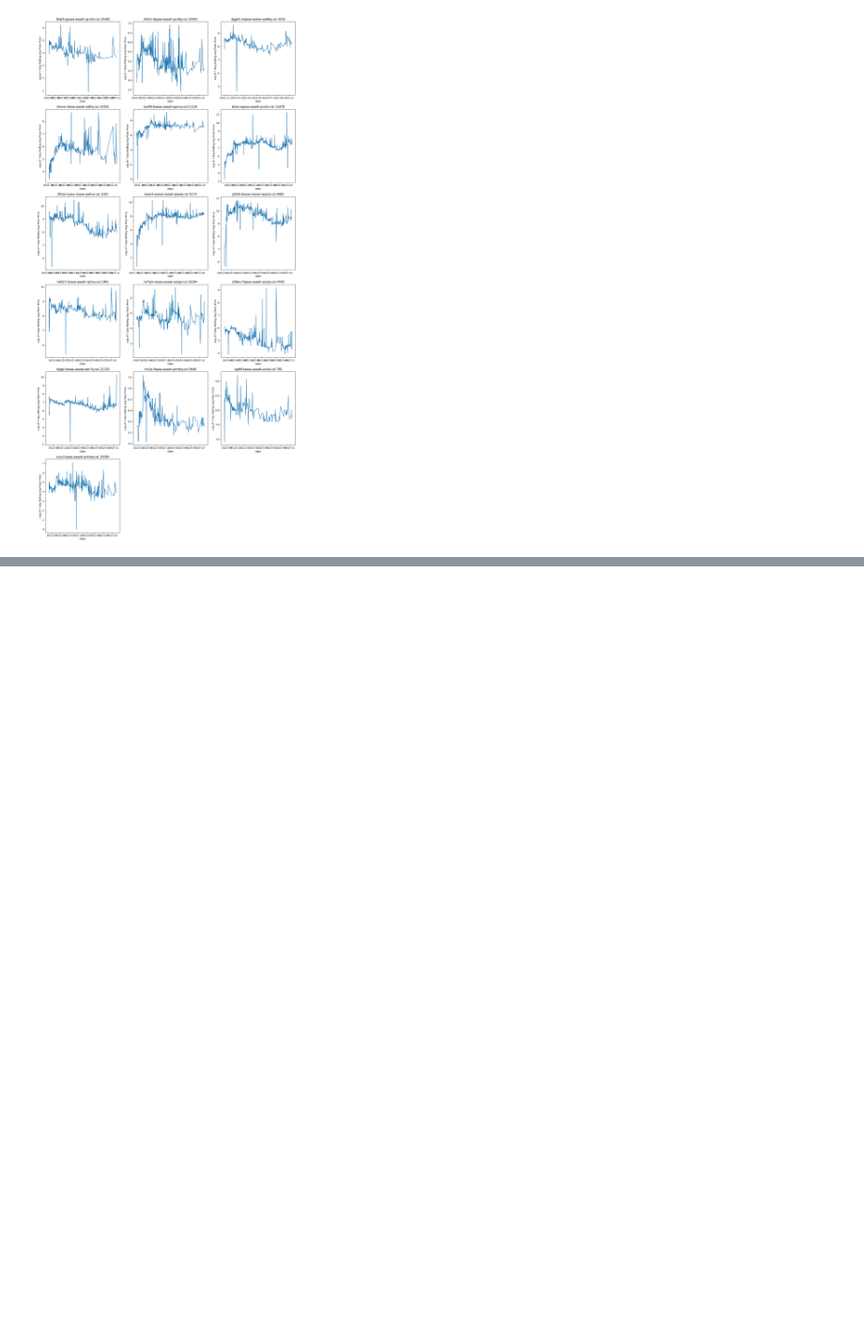
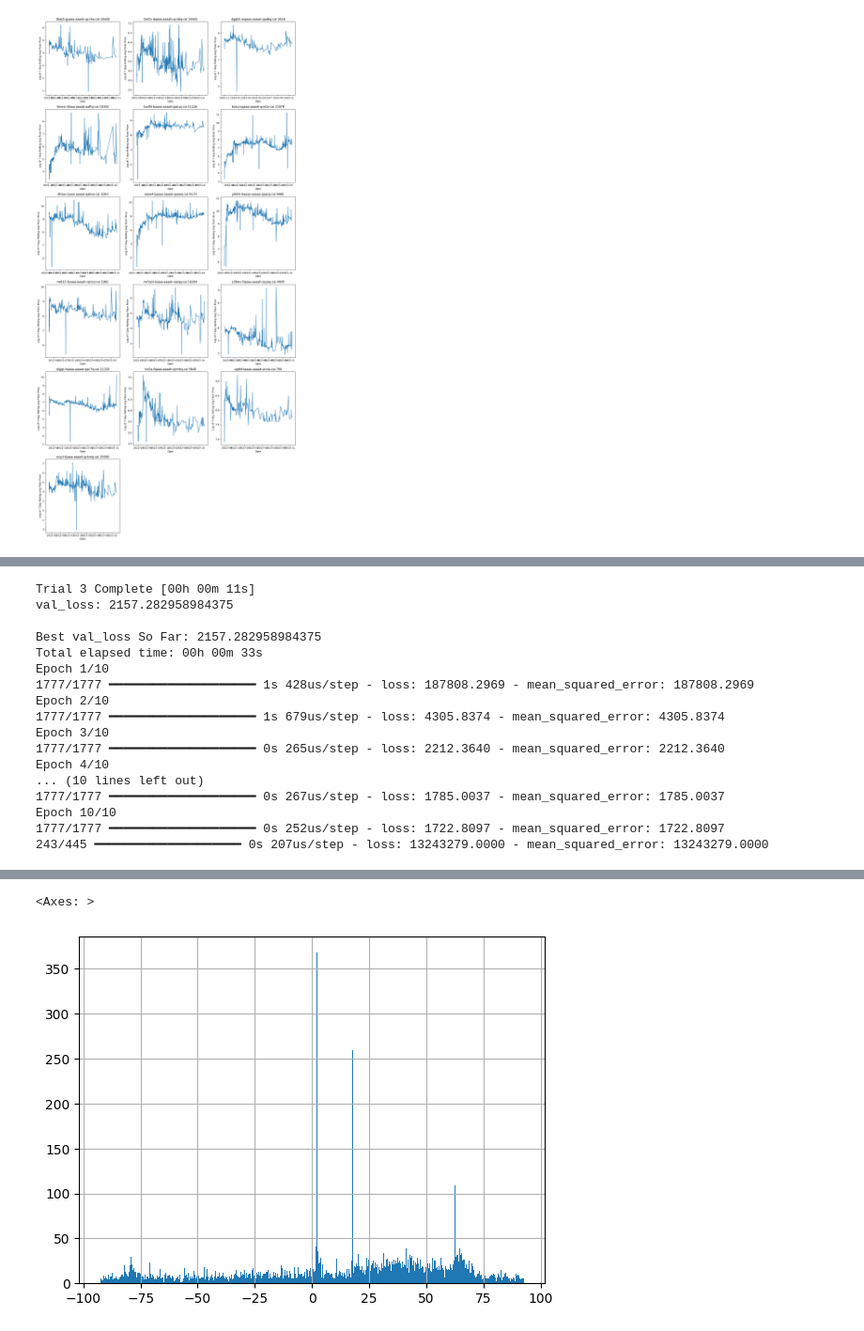
Before and after one commit to ennriqe/ICP-AI-Predict-NFTs, a Jupyter notebook: Train Model.ipynb, the cells around one changed output, grey strips where cells are left out. Shown at 94% size. Drawn from its saved outputs; the diff is of its cells as text; code cells hidden in the pictures; blank space fills up the shorter version.

```diff
--- a/Train Model.ipynb
+++ b/Train Model.ipynb
@@ -1655,0 +474,60 @@ pd.DataFrame([rmse_scores]).plot(kind='bar')
+# %%
+import autokeras as ak
+
+input_node = ak.Input()
+output_node = input_node
+output_node = ak.DenseBlock()(output_node)
+output_node = ak.RegressionHead()(output_node)
+regressor = ak.AutoModel(
+    inputs=input_node,
+    outputs=output_node,
+    overwrite=True,  # Overwrite previous results if they exist
+    max_trials=3,  # Number of different models to try (adjust as needed)
+)
+
+# Search for the best model (this will take time)
+regressor.fit(X_train,
+               y_train,
+                batch_size=32,
+                epochs=10,
+                    # validation_split=0.2,
+)  # Set 'epochs' to a suitable value
+
+# Evaluate the best model
+loss = regressor.evaluate(X_test, y_test)
+print(f'Test Loss: {loss}')
+
+# Get the best model
+best_model = regressor.export_model()
+
+y_pred = best_model.predict(X_test)
+
+
+rmse = np.sqrt(mean_squared_error(y_test, y_pred))
+print(f"RMSE: {rmse}")
+y_pred = scaler_y.inverse_transform(y_pred).flatten()
+
+x = pd.DataFrame()
+x['y_pred'] = y_pred
+x['y_test'] = y_test
+x['error'] = ((x.y_pred/x.y_test)-1)*100
+print(x['error'].abs().median())
+x[x['error'].abs()<x['error'].abs().quantile(0.95)].error.hist(bins=1000)
+# %% [output]
+Trial 3 Complete [00h 00m 11s]
+val_loss: 2157.282958984375
+
+Best val_loss So Far: 2157.282958984375
+Total elapsed time: 00h 00m 33s
+Epoch 1/10
+1777/1777 ━━━━━━━━━━━━━━━━━━━━ 1s 428us/step - loss: 187808.2969 - mean_squared_error: 187808.2969
+Epoch 2/10
+1777/1777 ━━━━━━━━━━━━━━━━━━━━ 1s 679us/step - loss: 4305.8374 - mean_squared_error: 4305.8374
+Epoch 3/10
+1777/1777 ━━━━━━━━━━━━━━━━━━━━ 0s 265us/step - loss: 2212.3640 - mean_squared_error: 2212.3640
+Epoch 4/10
+... (10 lines left out)
+1777/1777 ━━━━━━━━━━━━━━━━━━━━ 0s 267us/step - loss: 1785.0037 - mean_squared_error: 1785.0037
+Epoch 10/10
+1777/1777 ━━━━━━━━━━━━━━━━━━━━ 0s 252us/step - loss: 1722.8097 - mean_squared_error: 1722.8097
+243/445 ━━━━━━━━━━━━━━━━━━━━ 0s 207us/step - loss: 13243279.0000 - mean_squared_error: 13243279.0000
@@ -1655,0 +539,2 @@ pd.DataFrame([rmse_scores]).plot(kind='bar')
+<Axes: >
+[figure, added]
```
Also changed, not shown: parts of 76 cells of this notebook.
